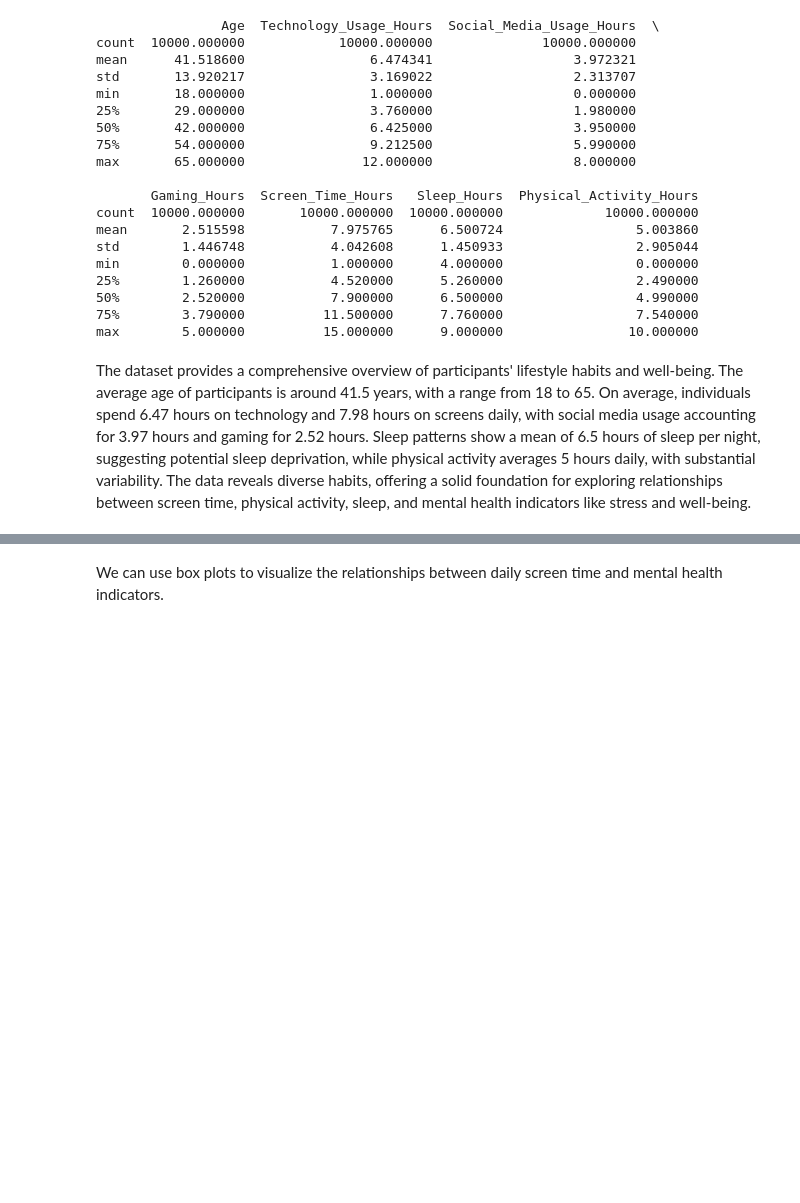
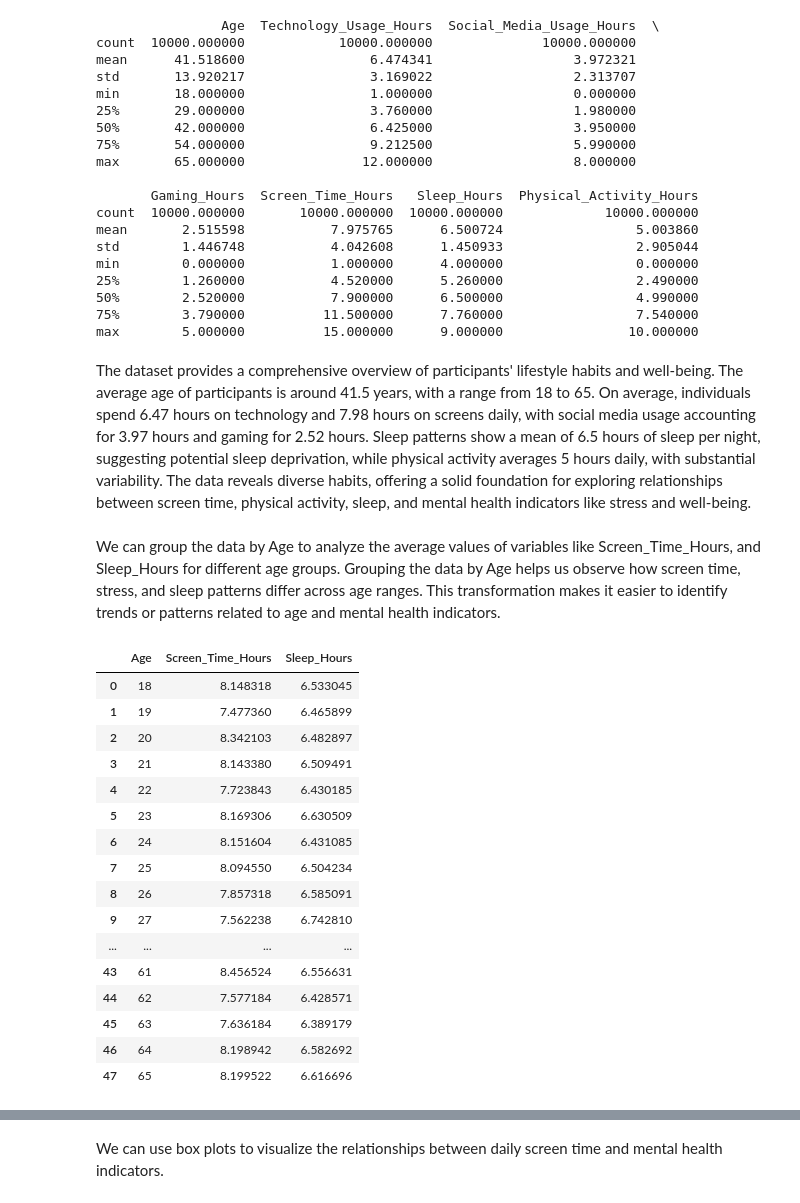
Before and after one commit to astridbest/cic_project3, a Jupyter notebook: Project3.ipynb, the cells around one changed output, grey strips where cells are left out. Cells and saved outputs as stored; diff of their text form; code cells hidden in the pictures; blank space fills up the shorter version.

```diff
--- a/Project3.ipynb
+++ b/Project3.ipynb
@@ -172,3 +173,28 @@ min        0.000000           1.000000      4.000000                 0.000000
 max        5.000000          15.000000      9.000000                10.000000
 # %% [markdown]
 The dataset provides a comprehensive overview of participants' lifestyle habits and well-being. The average age of participants is around 41.5 years, with a range from 18 to 65. On average, individuals spend 6.47 hours on technology and 7.98 hours on screens daily, with social media usage accounting for 3.97 hours and gaming for 2.52 hours. Sleep patterns show a mean of 6.5 hours of sleep per night, suggesting potential sleep deprivation, while physical activity averages 5 hours daily, with substantial variability. The data reveals diverse habits, offering a solid foundation for exploring relationships between screen time, physical activity, sleep, and mental health indicators like stress and well-being.
+# %% [markdown]
+We can group the data by Age to analyze the average values of variables like Screen_Time_Hours, and Sleep_Hours for different age groups. Grouping the data by Age helps us observe how screen time, stress, and sleep patterns differ across age ranges. This transformation makes it easier to identify trends or patterns related to age and mental health indicators.
+# %%
+# Group the data by 'Age' and calculate the mean for relevant columns
+age_grouped = df.groupby('Age')[['Screen_Time_Hours', 'Sleep_Hours']].mean().reset_index()
+
+age_grouped
+# %% [output]
+|  | Age | Screen_Time_Hours | Sleep_Hours |
+| 0 | 18 | 8.148318 | 6.533045 |
+| 1 | 19 | 7.477360 | 6.465899 |
+| 2 | 20 | 8.342103 | 6.482897 |
+| 3 | 21 | 8.143380 | 6.509491 |
+| 4 | 22 | 7.723843 | 6.430185 |
+| 5 | 23 | 8.169306 | 6.630509 |
+| 6 | 24 | 8.151604 | 6.431085 |
+| 7 | 25 | 8.094550 | 6.504234 |
+| 8 | 26 | 7.857318 | 6.585091 |
+| 9 | 27 | 7.562238 | 6.742810 |
+| ... | ... | ... | ... |
+| 43 | 61 | 8.456524 | 6.556631 |
+| 44 | 62 | 7.577184 | 6.428571 |
+| 45 | 63 | 7.636184 | 6.389179 |
+| 46 | 64 | 8.198942 | 6.582692 |
+| 47 | 65 | 8.199522 | 6.616696 |
```
Also changed, not shown: parts of 5 cells of this notebook.
